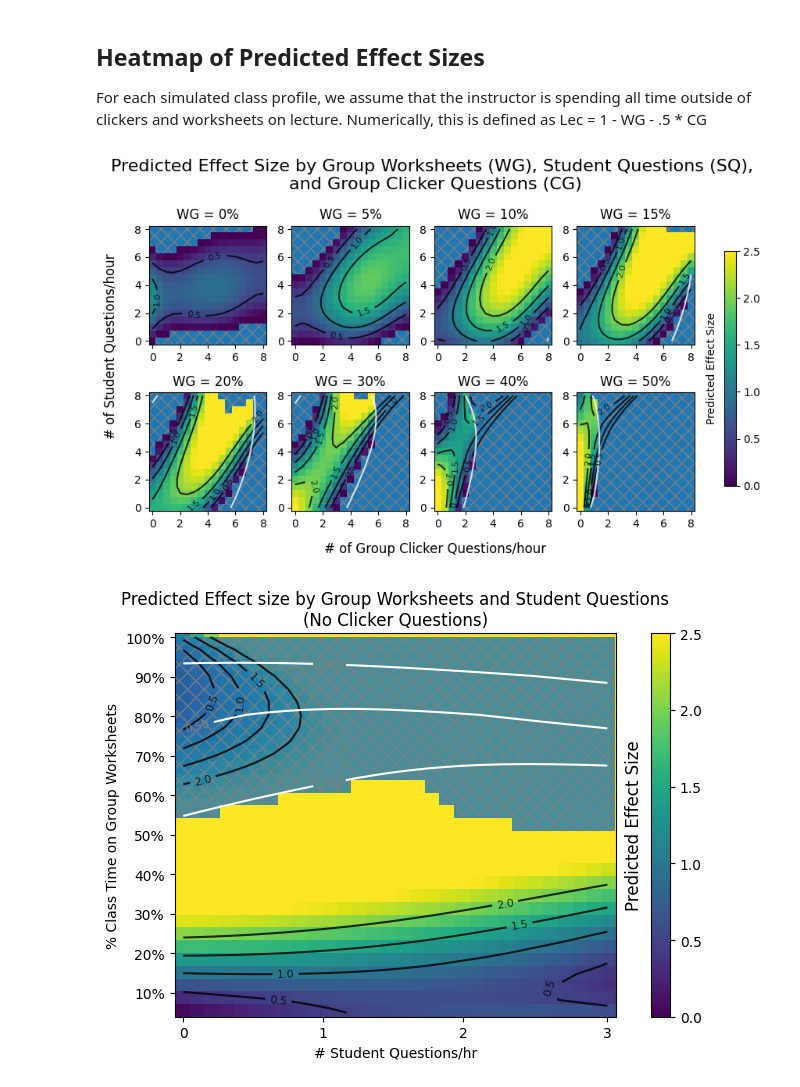
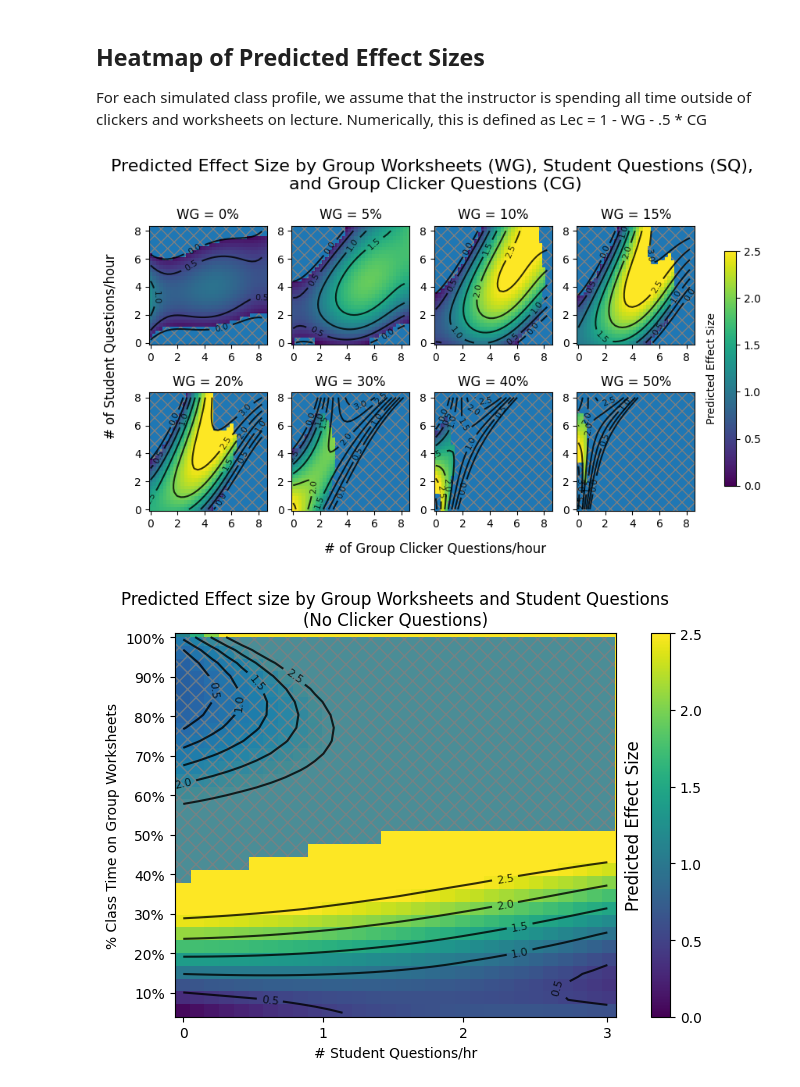
Before and after one commit to oross314/Modeling-Active-Learning-Classrooms, a Jupyter notebook: regression_model.ipynb, the cells around one changed output. Saved outputs shown, nothing was run; the diff lists cells and outputs as text; code cells hidden in the pictures.

```diff
--- a/regression_model.ipynb
+++ b/regression_model.ipynb
@@ -250,28 +248,3 @@ Mean absolute error: 0.2208
-# %%
-# set the bounds on the parameter space in which to sample
-features = 4
-maxes = np.max(data[:, :features], axis=0)
-mins = np.array([  0, 0, 0, 0,])
-
-#generate a grid of points in the parameter space to test the model on
-x_test_pts = []
-points_per = 30
-
-
-for i in range(  len(maxes)):
-    x_test_pts.append(np.linspace(mins[i], maxes[i], points_per))
-
-
-x_grid = np.meshgrid(*x_test_pts)
-x_test = np.c_[[grid.ravel() for grid in x_grid]].T
-
-# remove points that are outside of the convex hull of the training data
-x_test = x_test[np.where(is_inside_hull(data[:, :4], x_test))]
-#add cross terms
-x_test = add_cross_terms(x_test)
-
-#find predicted effect size for each point in the grid using the mean bootstrap weights
-grid_predictions = x_test @ mean_bootstrap_weights
 # %% [markdown]
 ## Heatmap of Predicted Effect Sizes
 For each simulated class profile, we assume that the instructor is spending all time outside of clickers and worksheets on lecture.
@@ -281,8 +254,8 @@ Numerically, this is defined as Lec = 1 - WG - .5 * CG
 # define paramater arrays for plotting
 CG_interval = 1.8 / 30 / 2 #the average clicker question lasts 1.8 intervals
 SQ_interval = 1.1 / 30 / 2 #the average student question lasts 1.1 intervals
-CGs = np.arange(0, .5, CG_interval)
-SQs = np.arange(0, .3 , SQ_interval)
+CGs = np.arange(0, .5, CG_interval/2)
+SQs = np.arange(0, .3 , SQ_interval/2)
 CG_len, SQ_len = len(CGs), len(SQs)
 CG_gap, SQ_gap = (CGs[1] - CGs[0])/2, (SQs[1] - SQs[0])/2
 WGs = np.round(np.linspace(0, .4, 9), 2)
@@ -316,15 +289,15 @@ for i in range(len(WGs)):
                         extent=( 0 , CG_max + CG_interval   , 0 ,  SQ_max + SQ_interval  ,), cmap='viridis', vmin = 0, vmax=2.5)
 
 
-    ac = ax[ax_x, ax_y].contour( CGs + CG_gap, SQs + SQ_gap,  image, levels=np.array([ .5, 1, 1.5, 2, ]), colors='k', alpha=0.8,)
+    ac = ax[ax_x, ax_y].contour( CGs + CG_gap, SQs + SQ_gap,  image, levels=np.array([ 0, .5, 1, 1.5, 2, 2.5, 3]), colors='k', alpha=0.8,)
             #labels = [f'{level:.1f}' for level in [.2,  .4, .6, .8, .9]])
     ax[ax_x, ax_y].clabel(ac, inline=True, fontsize=8, fmt='%.1f', colors='k')
 
 
     #shade regions where model error is high or predicted values are outside the range of the training data
-    err_threshhold = .4
-    rows, cols = np.where((stds.T > err_threshhold) + (image.T < (np.min(target) - err_threshhold)) + (
-        image.T > np.max(target) + err_threshhold))
+    err_threshhold = .3
+    rows, cols = np.where((stds.T > err_threshhold) + (image.T < 0 ) + (
+        image.T > 3))
     for row, col in zip(rows, cols):
         y = SQs[col]
         x = CGs[row]
@@ -333,7 +306,7 @@ for i in range(len(WGs)):
         rect = Rectangle((x, y), dx, dy, fill=True, hatch='xx', edgecolor='gray', linewidth=0, )#alpha = np.minimum(3, 3*stds[col, row])/3)
         ax[ax_x, ax_y].add_patch(rect)
 
-    ac = ax[ax_x, ax_y].contour( CGs + CG_gap, SQs + SQ_gap,  stds, levels=np.array([.4, ]), colors='white', alpha=0.8, )
+    #ac = ax[ax_x, ax_y].contour( CGs + CG_gap, SQs + SQ_gap,  stds, levels=np.array([.3, ]), colors='white', alpha=0.8, )
     #ax[ax_x, ax_y].clabel(ac, inline=True, fontsize=8, fmt='%.2f', colors='white')
 
     ax[ax_x, ax_y].set_title(f'WG = {int(100*WGs[i])}%')
@@ -350,7 +323,7 @@ cbar = fig.colorbar(c, ax=ax.ravel().tolist(), orientation='vertical', fraction=
 cbar.set_label(f'Predicted Effect Size',  rotation=90, labelpad=-50)
 cbar.ax.xaxis.set_label_position('top')
 # %% [output]
-[figure, old version]
+[figure, new version]
 # %%
 fig, ax = plt.subplots(figsize=(6, 5))
 
@@ -370,34 +343,34 @@ for i in range(len(WGs)):
 rows, cols = np.where((stds > err_threshhold) + (image < np.min(target) - err_threshhold) + (image > np.max(target) + err_threshhold))
 
 
 for row, col in zip(rows, cols):
     x = SQs[col]
     y = WGs[row]
     dx = SQs[1] - SQs[0]  # width of one cell
     dy = WGs[1] - WGs[0]  # height of one cell
     rect = Rectangle((x - dx/2, y - dy), dx, dy, fill=True, alpha = .8, hatch='xx', edgecolor='gray', linewidth=0)
     ax.add_patch(rect)
 
 
 
 
 c = ax.imshow(image, origin='lower', aspect='auto',
                         extent=(-.002, np.max(SQs) + .002, np.min(WGs)- .01, 1.01), cmap='viridis', vmin = 0, vmax=2.5)
-ac = ax.contour(SQs, WGs, image, levels=np.array([ .5, 1, 1.5, 2, ]), colors='k', alpha=0.8,)
+ac = ax.contour(SQs, WGs, image, levels=np.array([ .5, 1, 1.5, 2, 2.5]), colors='k', alpha=0.8,)
 
 ax.clabel(ac, inline=True, fontsize=8, fmt='%.1f', colors='k')
 
-d= ax.contour(SQs, WGs, stds, levels=np.array([   .4, .5, .8 ]), colors='white', alpha=1, )
-ax.clabel(d, inline=True, fontsize=8, fmt='%.2f', colors='gray',)
+#d= ax.contour(SQs, WGs, stds, levels=np.array([   .4, .5, .8 ]), colors='white', alpha=1, )
+#ax.clabel(d, inline=True, fontsize=8, fmt='%.2f', colors='gray',)
 ax.set_xticks(np.array([0, .033, .066, .1]), labels=np.array(['0', '1', '2', '3']))
 ax.set_yticks(np.array([.1, .2, .3, .4, .5, .6, .7, .8, .9, 1]), labels=np.array(['10%', '20%', '30%', '40%', '50%', '60%', '70%', '80%', '90%', '100%']))
 plt.xlim(-.002, .102)
 ax.set_xlabel('# Student Questions/hr')
 ax.set_ylabel('% Class Time on Group Worksheets')
 ax.set_title('Predicted Effect size by Group Worksheets and Student Questions\n(No Clicker Questions)')
 plt.tight_layout()
 #colorbar
 cbar = fig.colorbar(c, ax=ax, orientation='vertical', fraction=0.05, pad= .07)
 cbar.set_label(f'Predicted Effect Size',  rotation=90, labelpad=-55, fontsize = 12)
 # %% [output]
-[figure, old version]
+[figure, new version]
```
Also changed, not shown: parts of 9 cells of this notebook, 5 other files.
